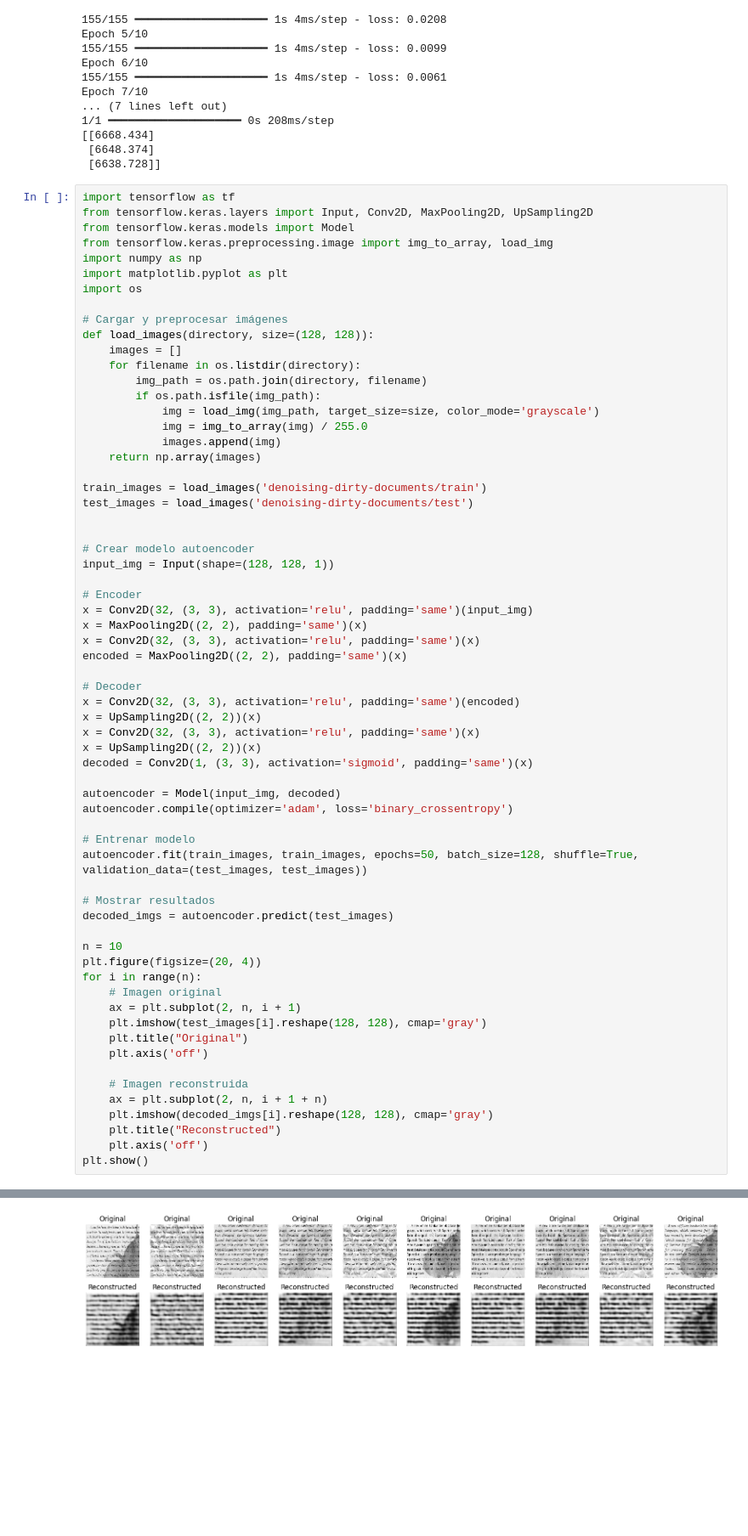
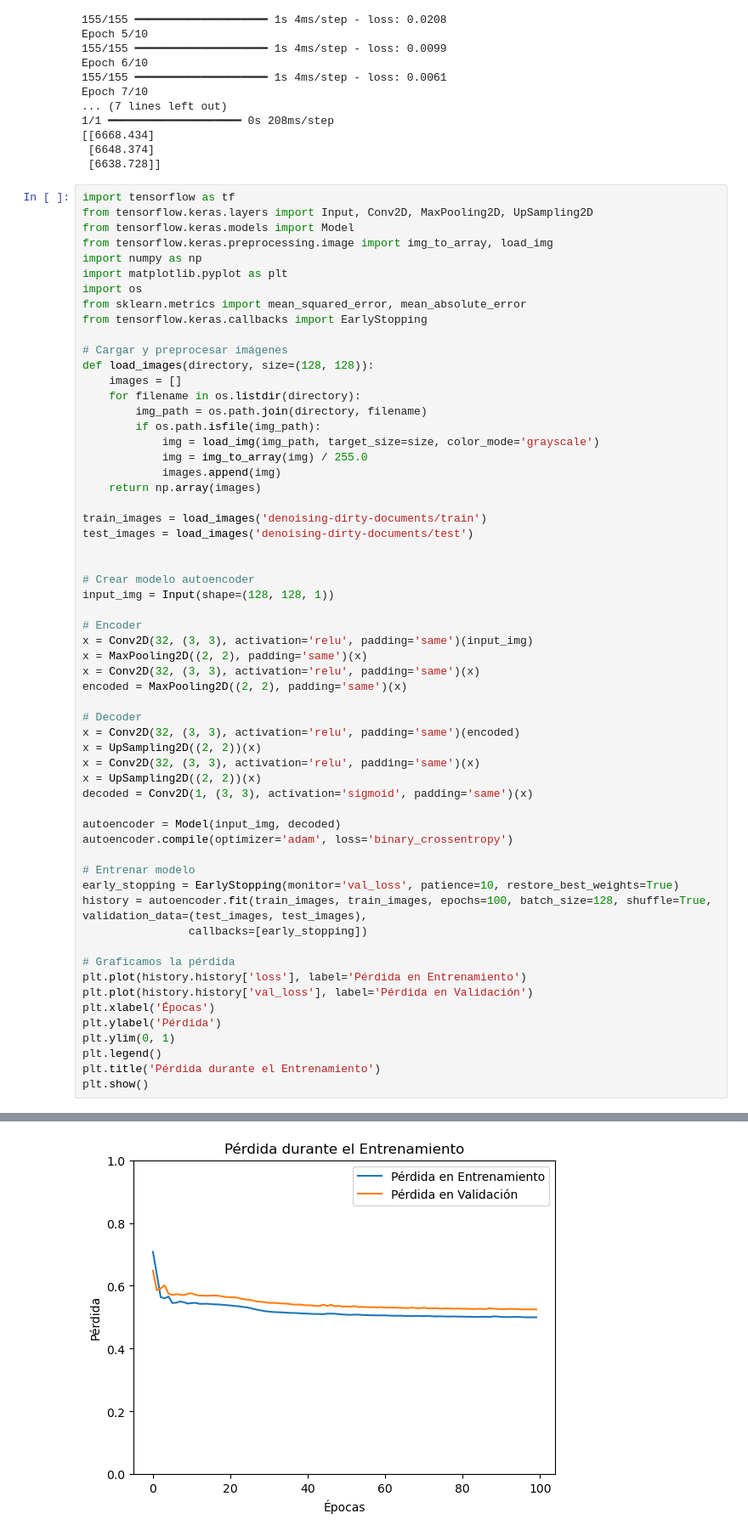
Before and after one commit to gabalvarezmc/MLA_T3, a Jupyter notebook: trabajo3.ipynb, the cells around one changed output, grey strips where cells are left out. Shown: that part at 85% size. Cells and saved outputs as stored; diff of their text form; blank space fills up the shorter version.

Commit message:
Se añade early stopping en entrenamiento. Se añade gráfico de función de pérdida

```diff
--- a/trabajo3.ipynb
+++ b/trabajo3.ipynb
@@ -145,6 +145,8 @@ from tensorflow.keras.preprocessing.image import img_to_array, load_img
 import numpy as np
 import matplotlib.pyplot as plt
 import os
+from sklearn.metrics import mean_squared_error, mean_absolute_error
+from tensorflow.keras.callbacks import EarlyStopping
 
 # Cargar y preprocesar imágenes
 def load_images(directory, size=(128, 128)):
@@ -181,24 +183,17 @@ autoencoder = Model(input_img, decoded)
 autoencoder.compile(optimizer='adam', loss='binary_crossentropy')
 
 # Entrenar modelo
-autoencoder.fit(train_images, train_images, epochs=50, batch_size=128, shuffle=True, validation_data=(test_images, test_images))
+early_stopping = EarlyStopping(monitor='val_loss', patience=10, restore_best_weights=True)
+history = autoencoder.fit(train_images, train_images, epochs=100, batch_size=128, shuffle=True, validation_data=(test_images, test_images),
+                callbacks=[early_stopping])
 
-# Mostrar resultados
-decoded_imgs = autoencoder.predict(test_images)
-
-n = 10
-plt.figure(figsize=(20, 4))
-for i in range(n):
-    # Imagen original
-    ax = plt.subplot(2, n, i + 1)
-    plt.imshow(test_images[i].reshape(128, 128), cmap='gray')
-    plt.title("Original")
-    plt.axis('off')
-
-    # Imagen reconstruida
-    ax = plt.subplot(2, n, i + 1 + n)
-    plt.imshow(decoded_imgs[i].reshape(128, 128), cmap='gray')
-    plt.title("Reconstructed")
-    plt.axis('off')
+# Graficamos la pérdida
+plt.plot(history.history['loss'], label='Pérdida en Entrenamiento')
+plt.plot(history.history['val_loss'], label='Pérdida en Validación')
+plt.xlabel('Épocas')
+plt.ylabel('Pérdida')
+plt.ylim(0, 1)
+plt.legend()
+plt.title('Pérdida durante el Entrenamiento')
 plt.show()
 # %% [output]
@@ -222 +217 @@ Epoch 50/50
-[figure, old version]
+[figure, new version]
```
Also changed, not shown: parts of 2 cells of this notebook.
